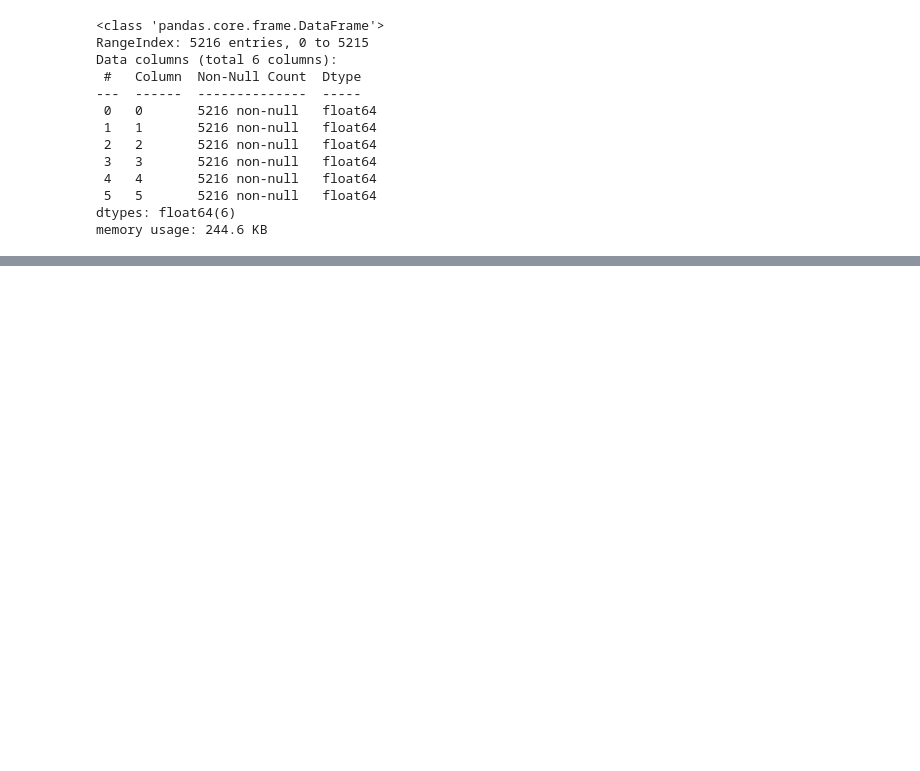
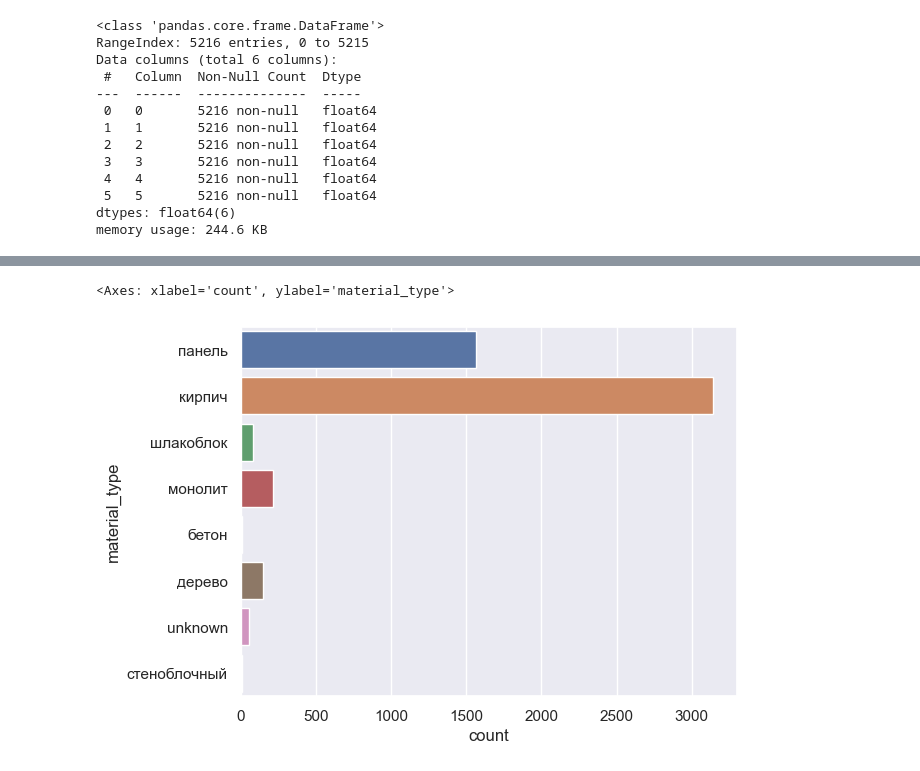
Before and after one commit to Aksyon/property_price_forecast, a Jupyter notebook: flats_project.ipynb, the cells around one changed output, grey strips where cells are left out. Saved outputs shown, nothing was run; the diff lists cells and outputs as text; code cells hidden in the pictures; blank space fills up the shorter version.

```diff
--- a/flats_project.ipynb
+++ b/flats_project.ipynb
@@ -228,0 +244,8 @@ Text(0, 0.5, 'price')
+# %%
+#Определим наиболее популярные материалы, используемые при строительстве
+sns.countplot(
+    data=dataset,
+    y='material_type')
+# %% [output]
+<Axes: xlabel='count', ylabel='material_type'>
+[figure, added]
```
Also changed, not shown: parts of 35 cells of this notebook.
